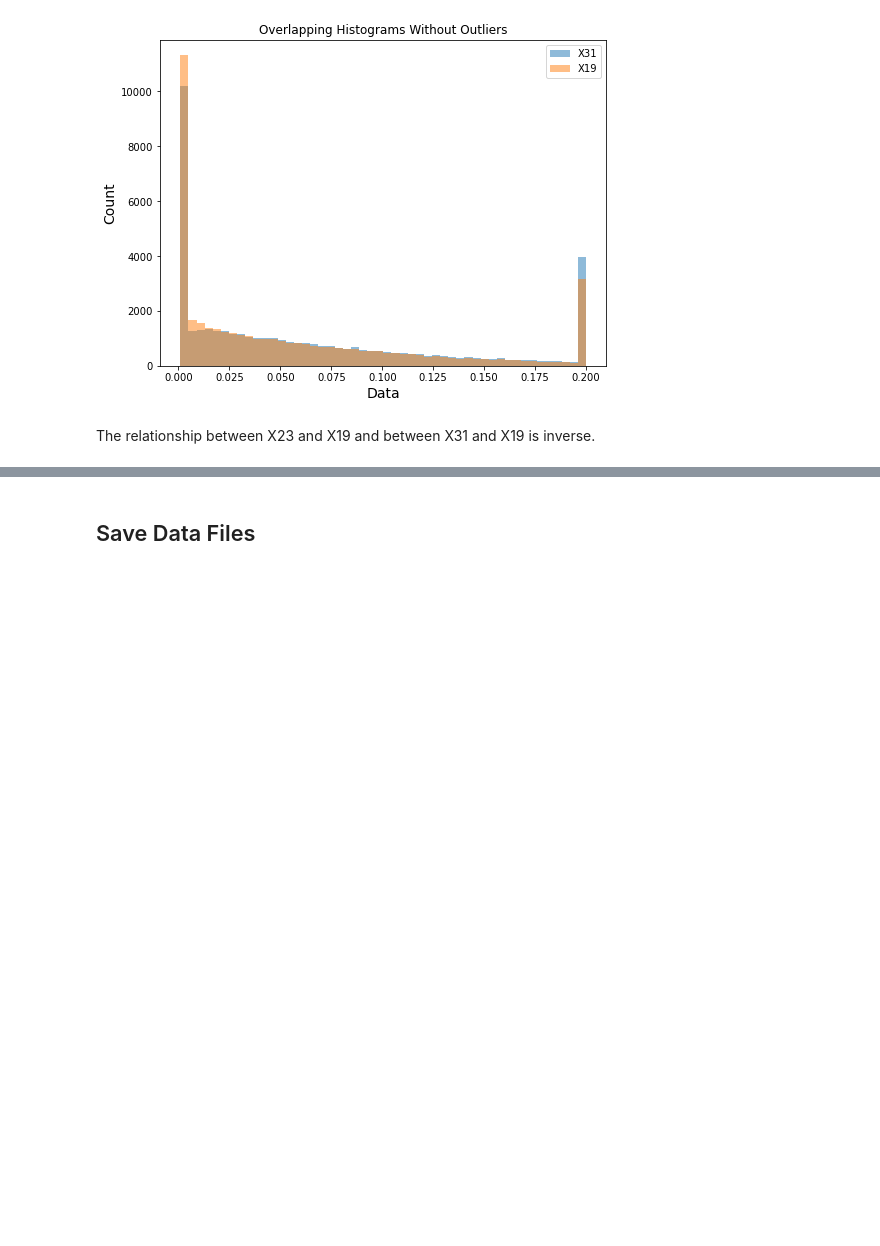
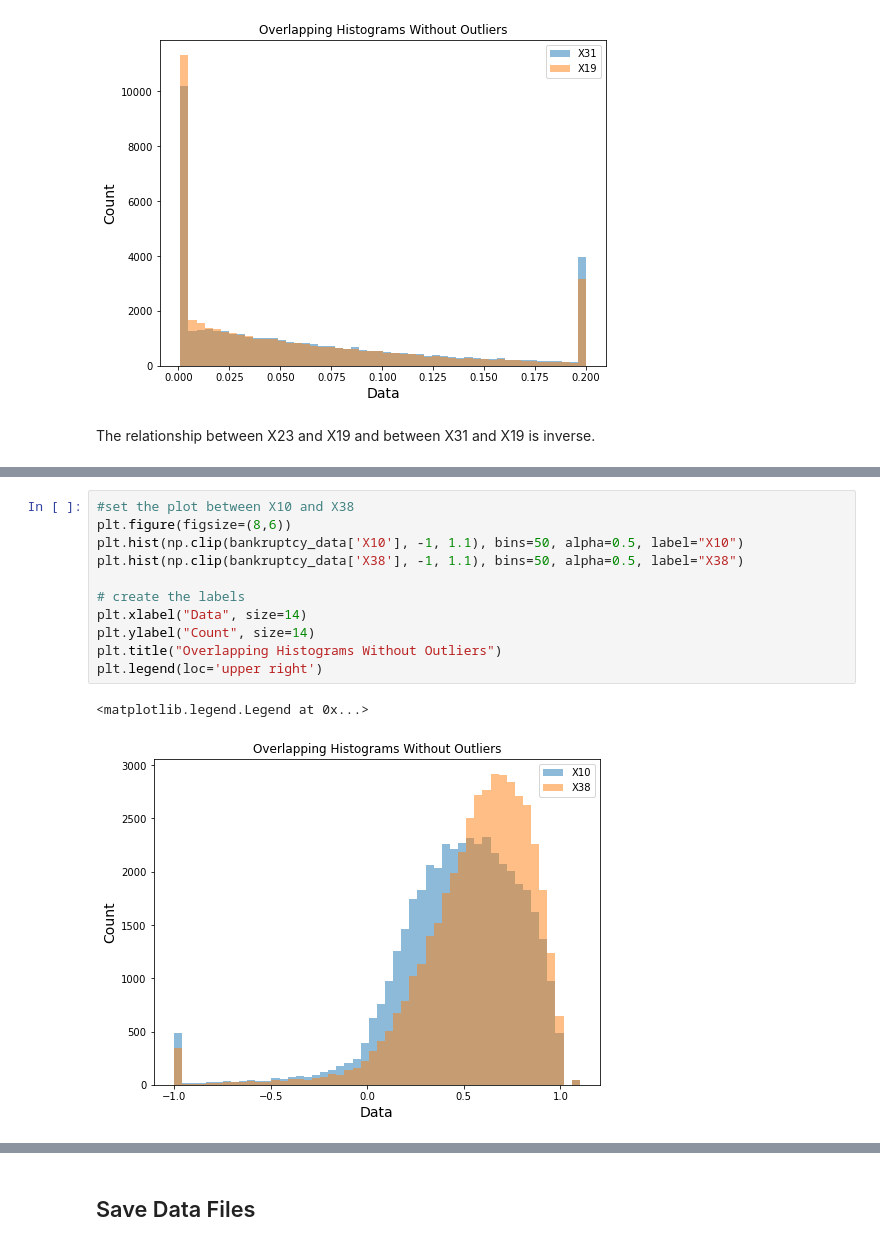
Before and after one commit to bill-fowler65/Springboard, a Jupyter notebook: Capstone Project 2/Code/polishbk-2.4eda.ipynb, the cells around one changed output, grey strips where cells are left out. Saved outputs shown, nothing was run; the diff lists cells and outputs as text; blank space fills up the shorter version.

```diff
--- a/Capstone Project 2/Code/polishbk-2.4eda.ipynb
+++ b/Capstone Project 2/Code/polishbk-2.4eda.ipynb
@@ -552,0 +535,14 @@ The relationship between X23 and X19 and between X31 and X19 is inverse.
+# %%
+#set the plot between X10 and X38
+plt.figure(figsize=(8,6))
+plt.hist(np.clip(bankruptcy_data['X10'], -1, 1.1), bins=50, alpha=0.5, label="X10")
+plt.hist(np.clip(bankruptcy_data['X38'], -1, 1.1), bins=50, alpha=0.5, label="X38")
+
+# create the labels
+plt.xlabel("Data", size=14)
+plt.ylabel("Count", size=14)
+plt.title("Overlapping Histograms Without Outliers")
+plt.legend(loc='upper right')
+# %% [output]
+<matplotlib.legend.Legend at 0x...>
+[figure, added]
```
Also changed, not shown: parts of 11 cells of this notebook, 1 other file.
